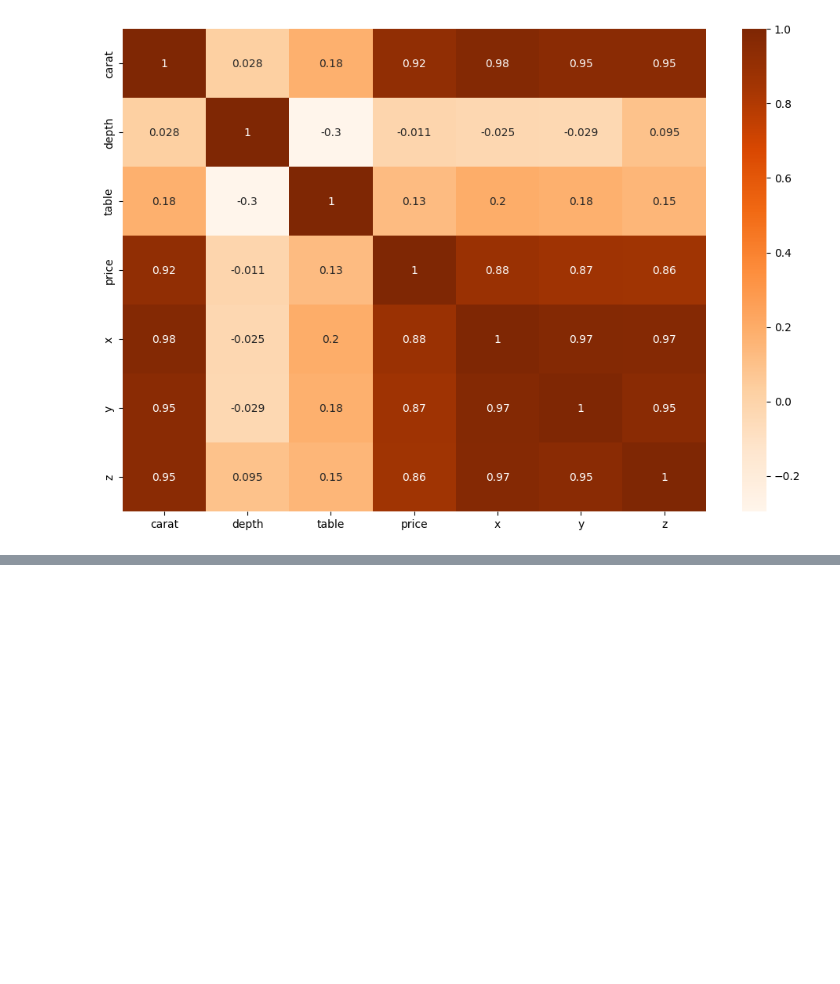
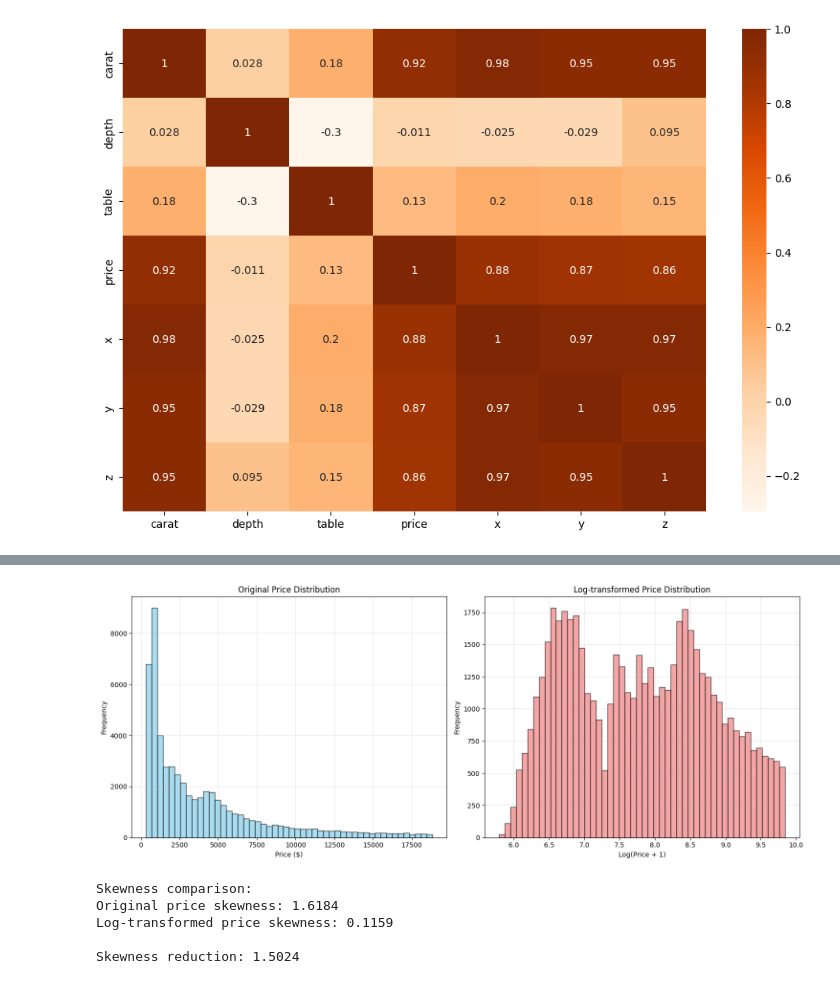
Before and after one commit to Raghav0079/XGBoost-project---1-, a Jupyter notebook: code.ipynb, the cells around one changed output, grey strips where cells are left out. Cells and saved outputs as stored; diff of their text form; code cells hidden in the pictures; blank space fills up the shorter version.

```diff
--- a/code.ipynb
+++ b/code.ipynb
@@ -235,0 +351,14 @@ plt.show()
+# %%
+# 1. Log Transformation for Price (Target Variable)
+# Since price is highly right-skewed, we'll apply log transformation to normalize it
+
+# Create a copy of the dataset for feature engineering
+df_engineered = df.copy()
+
+# Apply log transformation to price (add 1 to handle any zero values)
+df_engineered['log_price'] = np.log1p(df_engineered['price'])
+
+print("Original Price Statistics:")
+print(df['price'].describe())
+print("\nLog-transformed Price Statistics:")
+print(df_engineered['log_price'].describe())
@@ -235,0 +383,34 @@ plt.show()
+# %%
+# Visualize the transformation effect
+fig, axes = plt.subplots(1, 2, figsize=(15, 6))
+
+# Original price distribution
+axes[0].hist(df['price'], bins=50, color='skyblue', alpha=0.7, edgecolor='black')
+axes[0].set_title('Original Price Distribution')
+axes[0].set_xlabel('Price ($)')
+axes[0].set_ylabel('Frequency')
+axes[0].grid(True, alpha=0.3)
+
+# Log-transformed price distribution
+axes[1].hist(df_engineered['log_price'], bins=50, color='lightcoral', alpha=0.7, edgecolor='black')
+axes[1].set_title('Log-transformed Price Distribution')
+axes[1].set_xlabel('Log(Price + 1)')
+axes[1].set_ylabel('Frequency')
+axes[1].grid(True, alpha=0.3)
+
+plt.tight_layout()
+plt.show()
+
+# Check skewness
+from scipy.stats import skew
+print(f"\nSkewness comparison:")
+print(f"Original price skewness: {skew(df['price']):.4f}")
+print(f"Log-transformed price skewness: {skew(df_engineered['log_price']):.4f}")
+print(f"\nSkewness reduction: {abs(skew(df['price'])) - abs(skew(df_engineered['log_price'])):.4f}")
+# %% [output]
+[figure, added]
+Skewness comparison:
+Original price skewness: 1.6184
+Log-transformed price skewness: 0.1159
+
+Skewness reduction: 1.5024
```
Also changed, not shown: parts of 22 cells of this notebook.
